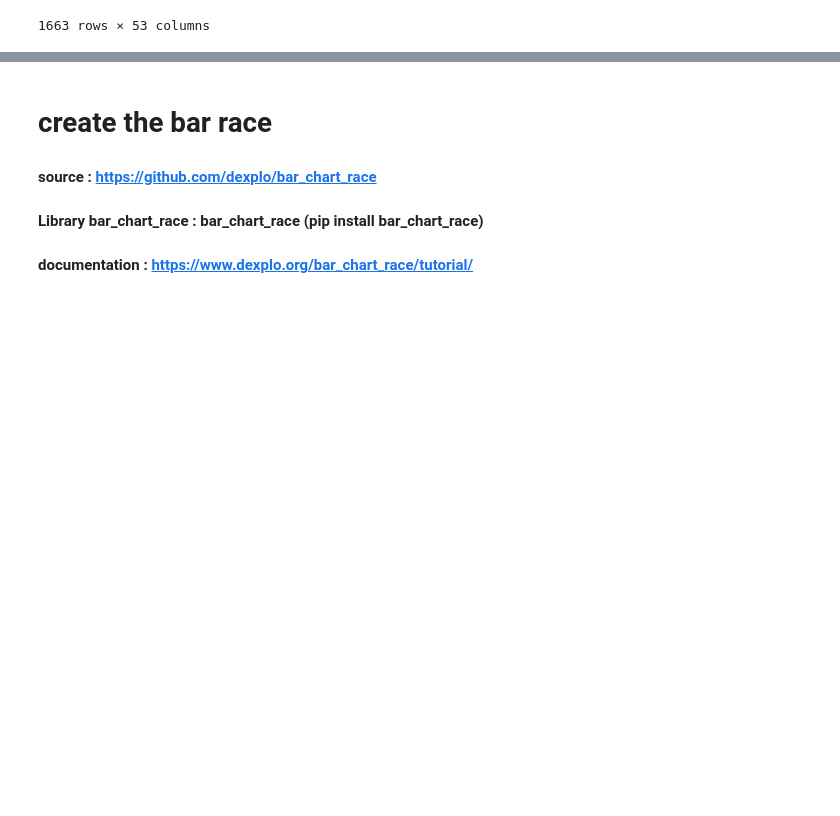
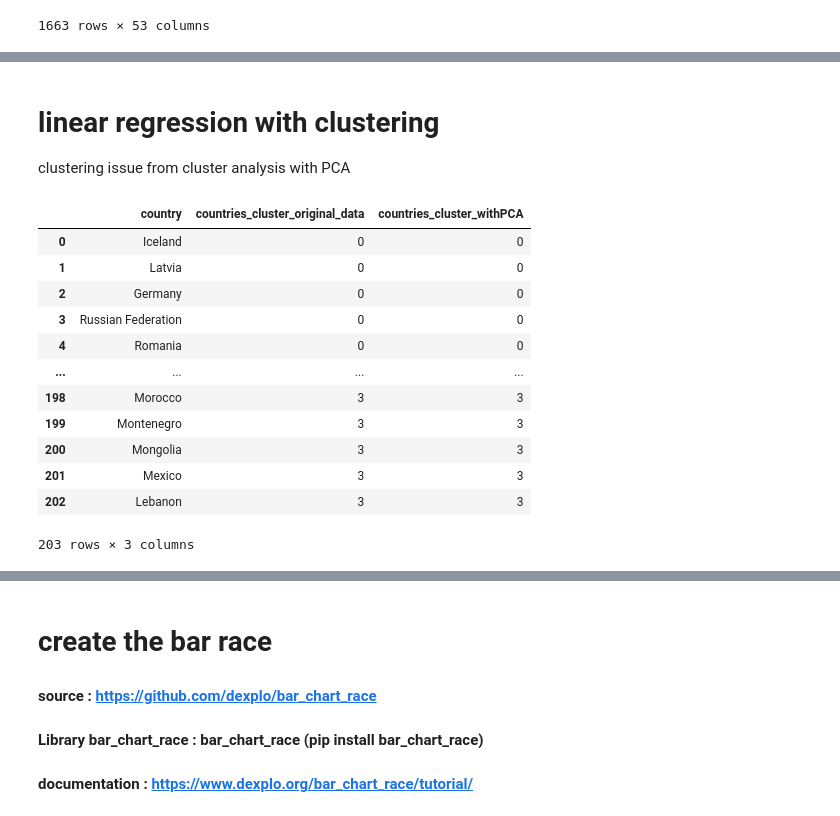
Before and after one commit to nazimben25/Project4_Group4_Immigration_to_canada, a Jupyter notebook: data_compiling.ipynb, the cells around one changed output, grey strips where cells are left out. Saved outputs shown, nothing was run; the diff lists cells and outputs as text; code cells hidden in the pictures; blank space fills up the shorter version.

```diff
--- a/data_compiling.ipynb
+++ b/data_compiling.ipynb
@@ -1147,3 +1147,30 @@ Linear_regression_all_year
 | 45 | 41 | immigration_100k | Total debt service (% of exports ... | 0.002996 | 7.700412e+00 | 0.011138 | 6.582197e-01 | 0.006772 | 0.011138 |
 | 46 | 22 | immigration_100k | Government expenditure on educati... | 0.000475 | 3.720621e+00 | 0.008364 | 7.344014e-01 | 0.001400 | 0.008364 |
 | 47 | 18 | immigration_100k | GDP per capita (constant 2015 US$) | 1.806641 | 8.361497e+03 | 0.006871 | 7.925784e-01 | 6.869047 | 0.006871 |
+# %% [markdown]
+# linear regression with clustering
+clustering issue from cluster analysis with PCA
+# %%
+# extract clusters
+
+### import and read csv file
+
+path = 'Output_analysis/Clusters_analysis.csv'
+clusters = pd.read_csv(path)
+# full_indicators = full_indicators.rename(columns={'total':'Immigration_flow'})
+
+clusters
+# %% [output]
+|  | country | countries_cluster_original_data | countries_cluster_withPCA |
+| 0 | Iceland | 0 | 0 |
+| 1 | Latvia | 0 | 0 |
+| 2 | Germany | 0 | 0 |
+| 3 | Russian Federation | 0 | 0 |
+| 4 | Romania | 0 | 0 |
+| ... | ... | ... | ... |
+| 198 | Morocco | 3 | 3 |
+| 199 | Montenegro | 3 | 3 |
+| 200 | Mongolia | 3 | 3 |
+| 201 | Mexico | 3 | 3 |
+| 202 | Lebanon | 3 | 3 |
+203 rows × 3 columns
```
Also changed, not shown: parts of 16 cells of this notebook, 5 other files.
